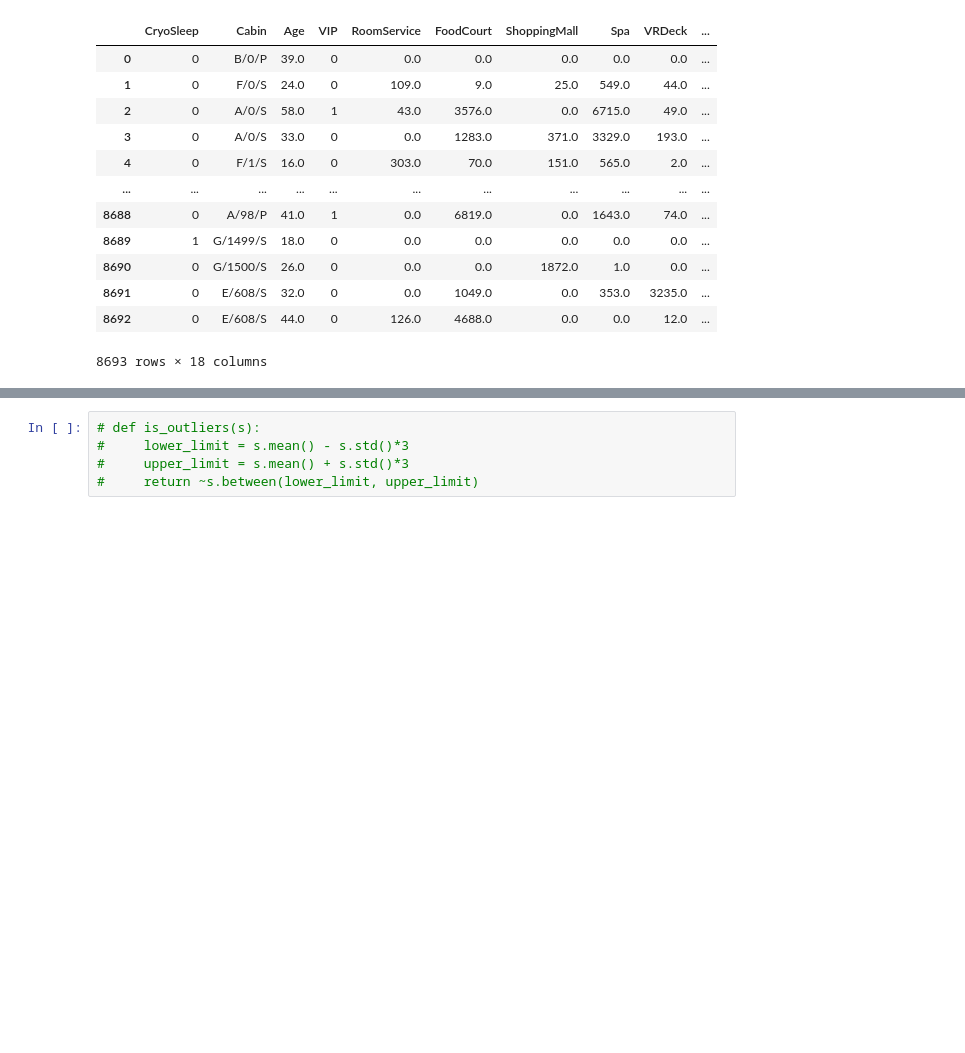
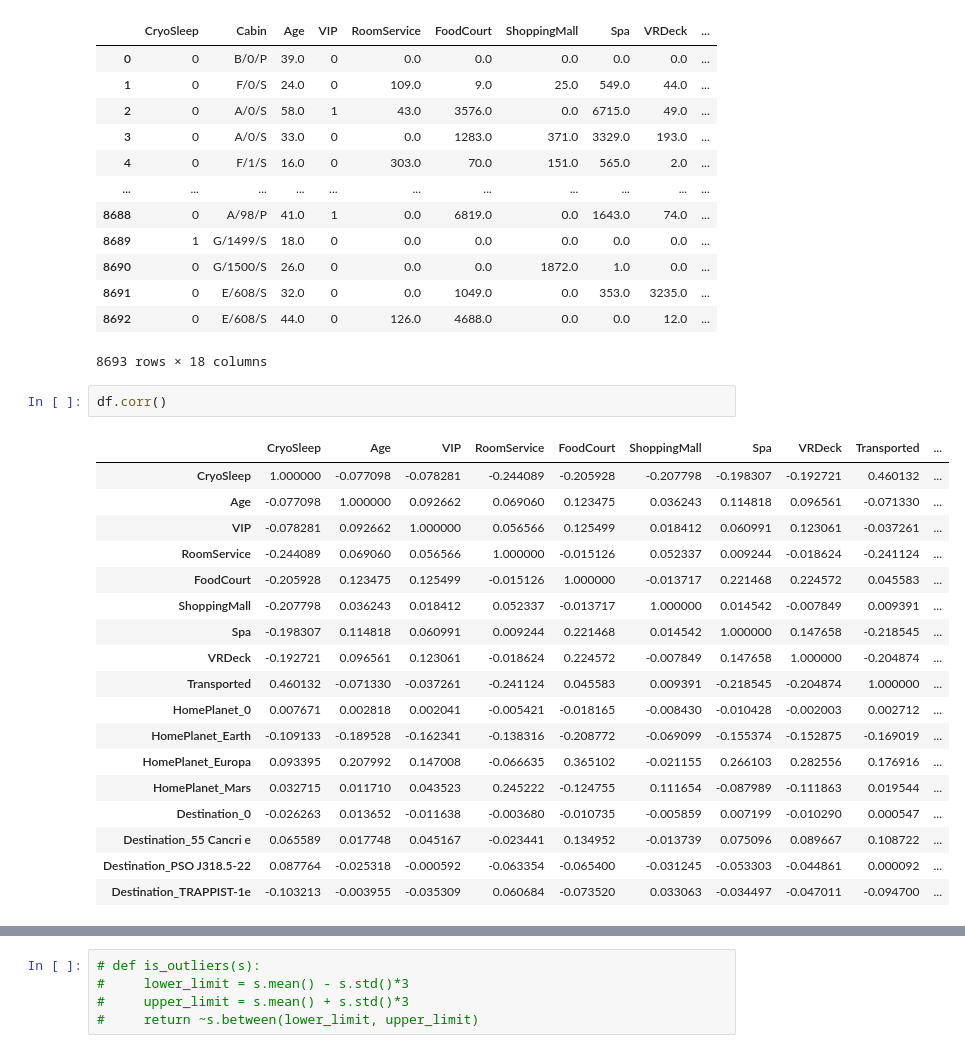
Before and after one commit to Ai-VS-Human/ML, a Jupyter notebook: 우주타이타닉.ipynb, the cells around one changed output, grey strips where cells are left out. Cells and saved outputs as stored; diff of their text form; blank space fills up the shorter version.

```diff
--- a/우주타이타닉.ipynb
+++ b/우주타이타닉.ipynb
@@ -231,3 +231,24 @@ df
 | 8691 | 0 | E/608/S | 32.0 | 0 | 0.0 | 1049.0 | 0.0 | 353.0 | 3235.0 | ... |
 | 8692 | 0 | E/608/S | 44.0 | 0 | 126.0 | 4688.0 | 0.0 | 0.0 | 12.0 | ... |
 8693 rows × 18 columns
+# %%
+df.corr()
+# %% [output]
+|  | CryoSleep | Age | VIP | RoomService | FoodCourt | ShoppingMall | Spa | VRDeck | Transported | ... |
+| CryoSleep | 1.000000 | -0.077098 | -0.078281 | -0.244089 | -0.205928 | -0.207798 | -0.198307 | -0.192721 | 0.460132 | ... |
+| Age | -0.077098 | 1.000000 | 0.092662 | 0.069060 | 0.123475 | 0.036243 | 0.114818 | 0.096561 | -0.071330 | ... |
+| VIP | -0.078281 | 0.092662 | 1.000000 | 0.056566 | 0.125499 | 0.018412 | 0.060991 | 0.123061 | -0.037261 | ... |
+| RoomService | -0.244089 | 0.069060 | 0.056566 | 1.000000 | -0.015126 | 0.052337 | 0.009244 | -0.018624 | -0.241124 | ... |
+| FoodCourt | -0.205928 | 0.123475 | 0.125499 | -0.015126 | 1.000000 | -0.013717 | 0.221468 | 0.224572 | 0.045583 | ... |
+| ShoppingMall | -0.207798 | 0.036243 | 0.018412 | 0.052337 | -0.013717 | 1.000000 | 0.014542 | -0.007849 | 0.009391 | ... |
+| Spa | -0.198307 | 0.114818 | 0.060991 | 0.009244 | 0.221468 | 0.014542 | 1.000000 | 0.147658 | -0.218545 | ... |
+| VRDeck | -0.192721 | 0.096561 | 0.123061 | -0.018624 | 0.224572 | -0.007849 | 0.147658 | 1.000000 | -0.204874 | ... |
+| Transported | 0.460132 | -0.071330 | -0.037261 | -0.241124 | 0.045583 | 0.009391 | -0.218545 | -0.204874 | 1.000000 | ... |
+| HomePlanet_0 | 0.007671 | 0.002818 | 0.002041 | -0.005421 | -0.018165 | -0.008430 | -0.010428 | -0.002003 | 0.002712 | ... |
+| HomePlanet_Earth | -0.109133 | -0.189528 | -0.162341 | -0.138316 | -0.208772 | -0.069099 | -0.155374 | -0.152875 | -0.169019 | ... |
+| HomePlanet_Europa | 0.093395 | 0.207992 | 0.147008 | -0.066635 | 0.365102 | -0.021155 | 0.266103 | 0.282556 | 0.176916 | ... |
+| HomePlanet_Mars | 0.032715 | 0.011710 | 0.043523 | 0.245222 | -0.124755 | 0.111654 | -0.087989 | -0.111863 | 0.019544 | ... |
+| Destination_0 | -0.026263 | 0.013652 | -0.011638 | -0.003680 | -0.010735 | -0.005859 | 0.007199 | -0.010290 | 0.000547 | ... |
+| Destination_55 Cancri e | 0.065589 | 0.017748 | 0.045167 | -0.023441 | 0.134952 | -0.013739 | 0.075096 | 0.089667 | 0.108722 | ... |
+| Destination_PSO J318.5-22 | 0.087764 | -0.025318 | -0.000592 | -0.063354 | -0.065400 | -0.031245 | -0.053303 | -0.044861 | 0.000092 | ... |
+| Destination_TRAPPIST-1e | -0.103213 | -0.003955 | -0.035309 | 0.060684 | -0.073520 | 0.033063 | -0.034497 | -0.047011 | -0.094700 | ... |
```
Also changed, not shown: parts of 29 cells of this notebook.
